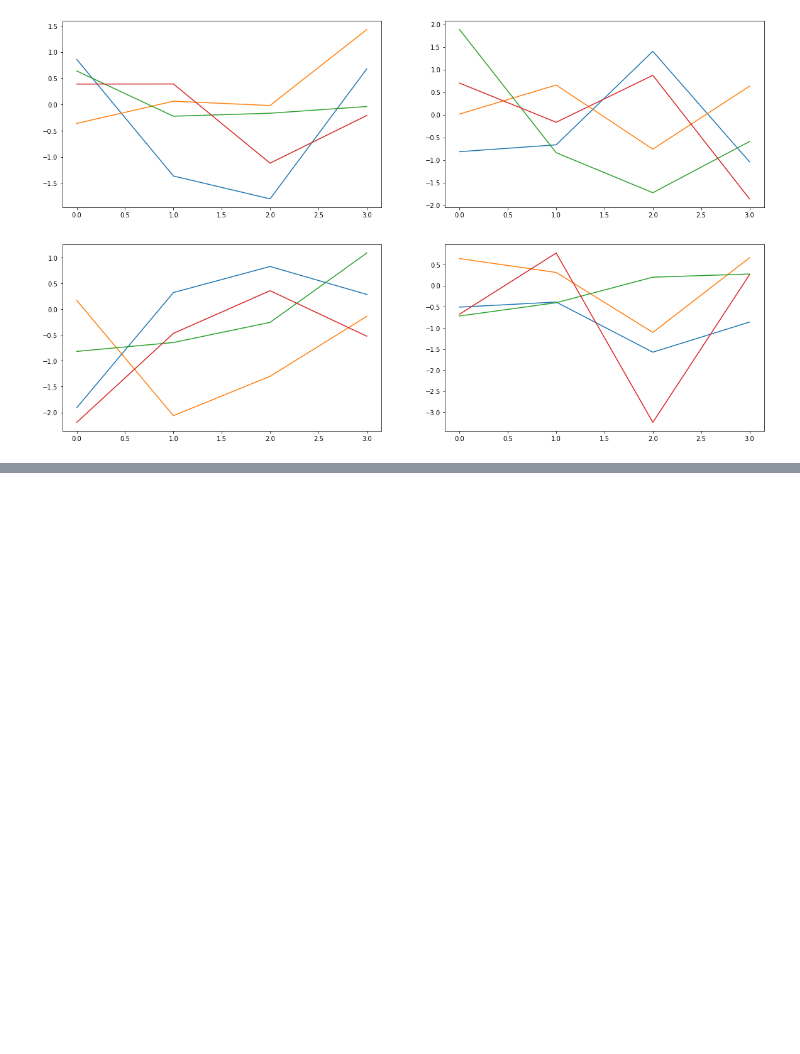
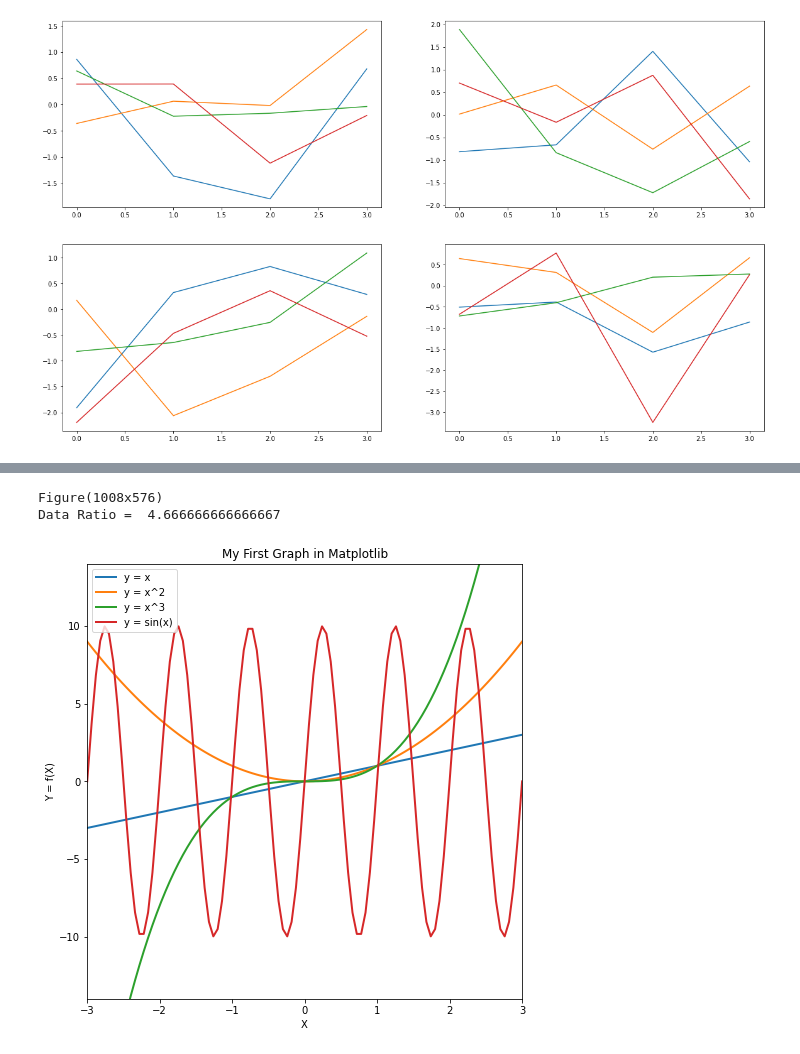
Before and after one commit to dabhimanyu/learn_to_code, a Jupyter notebook: 002_Mike_Python_lec_002.ipynb, the cells around one changed output, grey strips where cells are left out. Drawn from its saved outputs; the diff is of its cells as text; code cells hidden in the pictures; blank space fills up the shorter version.

```diff
--- a/002_Mike_Python_lec_002.ipynb
+++ b/002_Mike_Python_lec_002.ipynb
@@ -447,0 +471,32 @@ Figure(1440x864)
+# %%
+from matplotlib import axes
+x = np.linspace(-3,3,101)
+
+fig = plt.figure(1 , figsize = (14 , 8) )
+plt.plot(x , x , lw=2 , label = 'y = x') ;
+plt.plot(x , x**2 , lw=2 , label = 'y = x^2') ;
+plt.plot(x , x**3 , lw=2 , label = 'y = x^3') ;
+plt.plot(x , 10*np.sin(2*np.pi*x) , lw=2 , label = 'y = sin(x)' ) ;
+
+plt.legend() ;
+print(fig)
+
+# Adding Labels:
+plt.xlabel('X')
+plt.ylabel('Y = f(X)')
+plt.xlim([x[0] , x[-1]] )
+plt.ylim([-14 , 14])
+plt.title('My First Graph in Matplotlib')
+
+# Setting Axis To be Square is Tricky in Python:
+plt.gca().set_aspect( 1 / plt.gca().get_data_ratio() ) ;
+
+
+print('Data Ratio = ' , str( plt.gca().get_data_ratio() ) )
+
+plt.show() ;
+# plt.axis('square')
+# %% [output]
+Figure(1008x576)
+Data Ratio =  4.666666666666667
+[figure, added]
```
Also changed, not shown: parts of 4 cells of this notebook.
